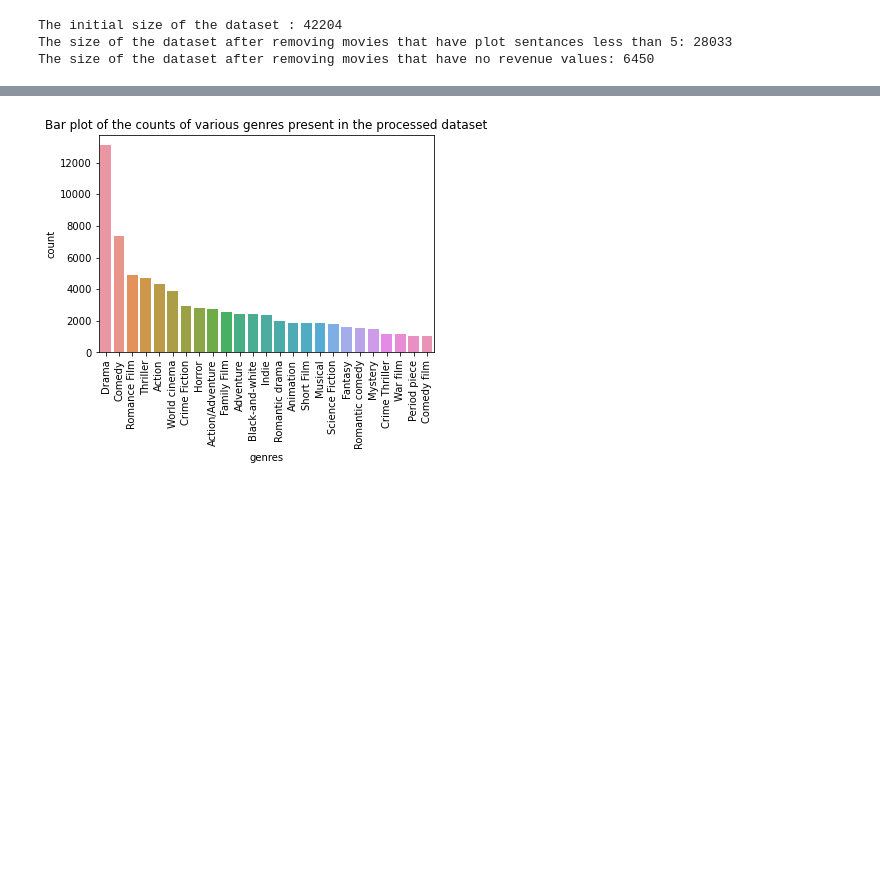
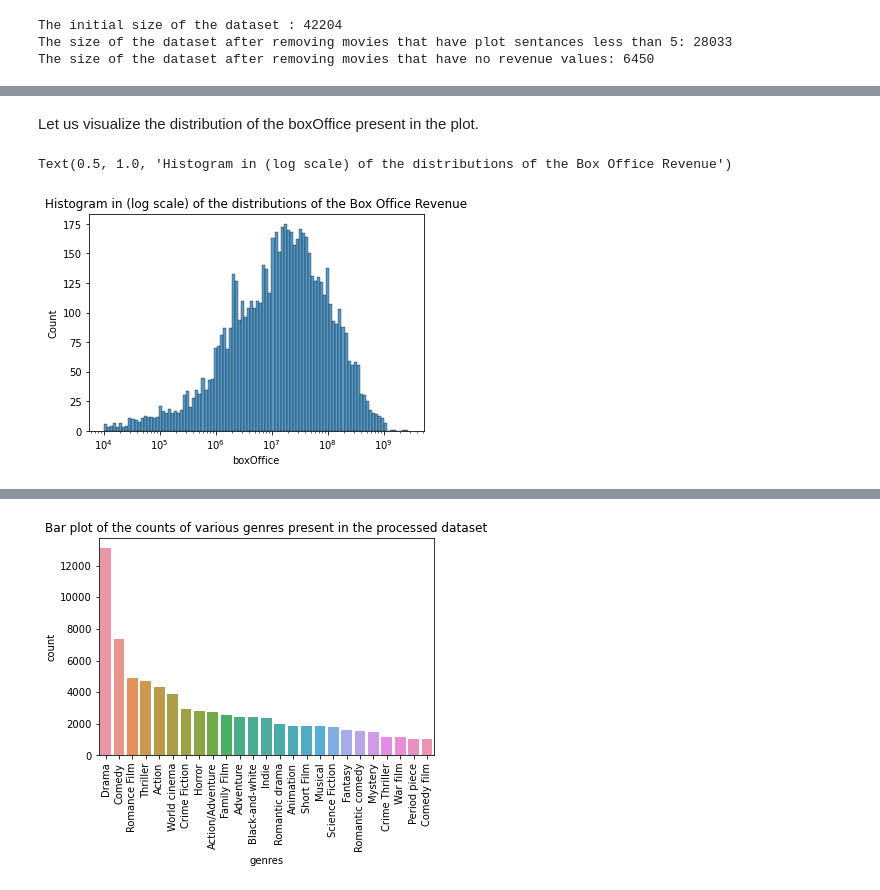
Before and after one commit to epfl-ada/ada-2022-project-runtimeterror, a Jupyter notebook: milestone3.ipynb, the cells around one changed output, grey strips where cells are left out. Cells and saved outputs as stored; diff of their text form; code cells hidden in the pictures; blank space fills up the shorter version.

```diff
--- a/milestone3.ipynb
+++ b/milestone3.ipynb
@@ -161,0 +174,8 @@ The size of the dataset after removing movies that have no revenue values: 6450
+# %% [markdown]
+Let us visualize the distribution of the boxOffice present in the plot.
+# %%
+hist_plot = sns.histplot(data=processed_df, x = "boxOffice", log_scale=True, bins=100)
+hist_plot.set_title("Histogram in (log scale) of the distributions of the Box Office Revenue")
+# %% [output]
+Text(0.5, 1.0, 'Histogram in (log scale) of the distributions of the Box Office Revenue')
+[figure, added]
```
Also changed, not shown: parts of 17 cells of this notebook.
